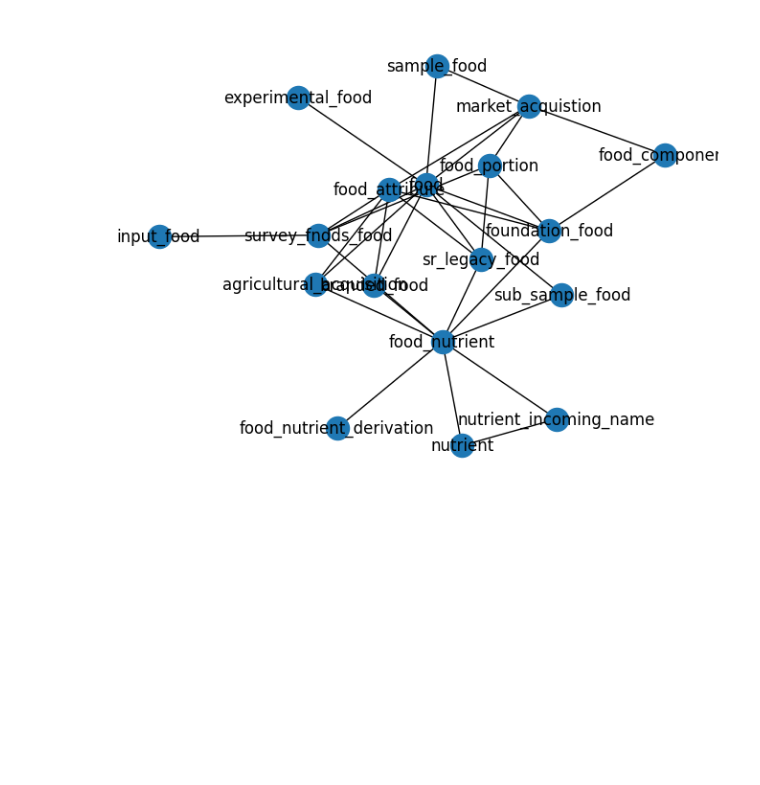
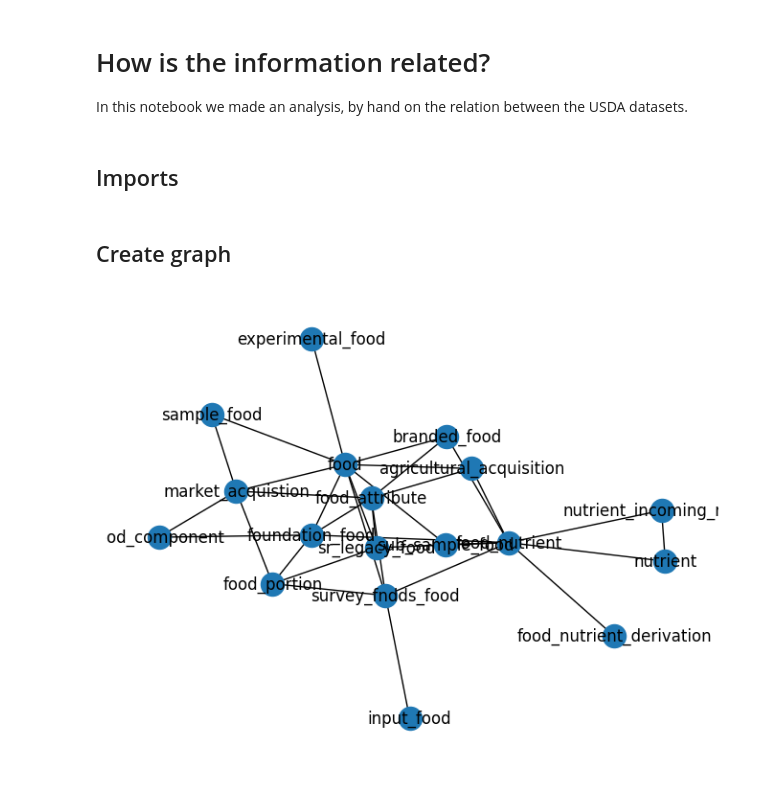
Before and after one commit to dhdzmota/ingenieria_en_alimentos, a Jupyter notebook: ai_in_food/notebooks/2-DHM-data_relation.ipynb, the cells around one changed output. Drawn from its saved outputs; the diff is of its cells as text; code cells hidden in the pictures; blank space fills up the shorter version.

```diff
--- a/ai_in_food/notebooks/2-DHM-data_relation.ipynb
+++ b/ai_in_food/notebooks/2-DHM-data_relation.ipynb
@@ -0,0 +1,5 @@
+# %% [markdown]
+# How is the information related?
+In this notebook we made an analysis, by hand on the relation between the USDA datasets.
+# %% [markdown]
+## Imports
@@ -1,7 +9,6 @@
+# %% [markdown]
+## Create graph
 # %%
-import networkx as nx
-import pandas as pd
-
 usda_data = nx.Graph()
 
 food__edge_list = [
@@ -24,32 +31,32 @@ acquisition_samples__edge_list = [
     ('food_nutrient', 'sr_legacy_food'),
     ('food_nutrient', 'survey_fndds_food'),
     ('food_nutrient', 'agricultural_acquisition'),
     ('food_nutrient', 'foundation_food'),
     ('food_nutrient', 'food_nutrient_derivation'),
     ('food_nutrient', 'nutrient'),
     ('food_nutrient', 'nutrient_incoming_name'),
     ('nutrient_incoming_name', 'nutrient'),
 
 
 
     ('food_portion', 'sr_legacy_food'),
     ('food_portion', 'survey_fndds_food'),
     ('food_portion', 'market_acquistion'),
     ('food_portion', 'foundation_food'),
 
     ('food_component', 'market_acquistion'),
     ('food_component', 'foundation_food'),
     ('food_attribute', 'branded_food'),
     ('food_attribute', 'survey_fndds_food'),
     ('food_attribute', 'sr_legacy_food'),
     ('food_attribute', 'agricultural_acquisition'),
     ('food_attribute', 'market_acquistion'),
     ('food_attribute', 'foundation_food'),
 ]
 
 usda_data.add_edges_from(food__edge_list)
 usda_data.add_edges_from(acquisition_samples__edge_list)
-pos = nx.kamada_kawai_layout(usda_data)
+pos = nx.spring_layout(usda_data)
 nx.draw(usda_data,pos=pos, with_labels=True)
 # %% [output]
-[figure, old version]
+[figure, new version]
```
Also changed, not shown: parts of 1 cell of this notebook, 10 other files.
